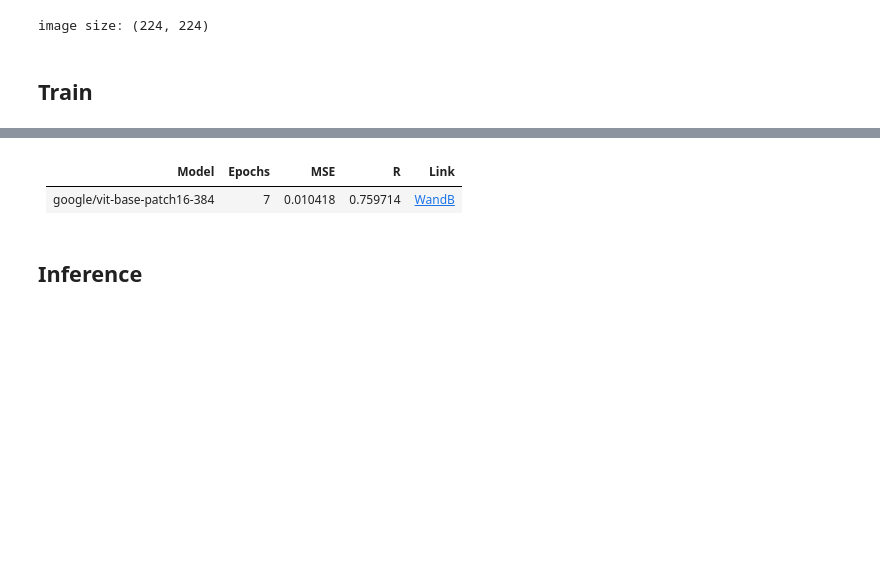
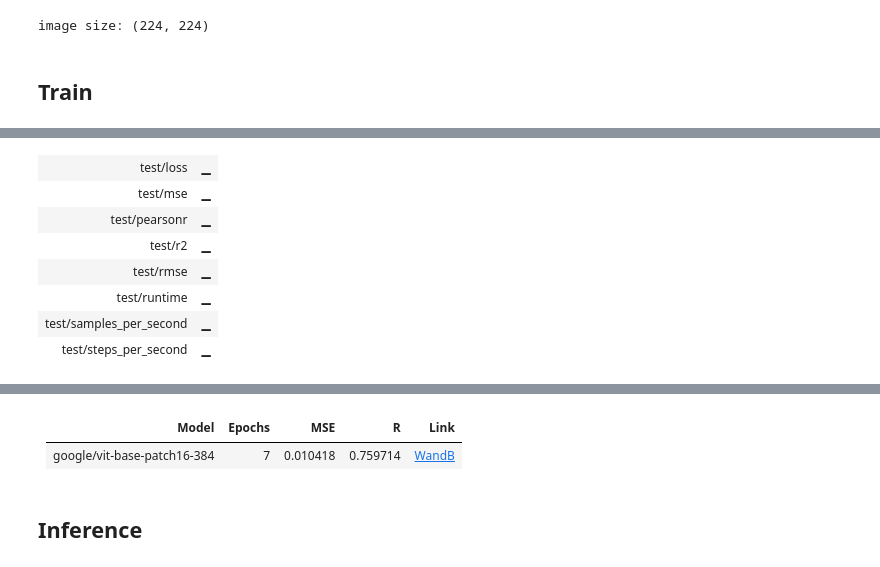
Before and after one commit to massivetexts/motes-figural, a Jupyter notebook: notebooks/training/HF_image_classification_audra.ipynb, the cells around one changed output, grey strips where cells are left out. Cells and saved outputs as stored; diff of their text form; code cells hidden in the pictures; blank space fills up the shorter version.

```diff
--- a/notebooks/training/HF_image_classification_audra.ipynb
+++ b/notebooks/training/HF_image_classification_audra.ipynb
@@ -268 +303,19 @@ def compute_metrics(eval_pred):
     return metrics
+# %%
+resume_from_checkpoint = True #@param {type: 'boolean'}
+!ls {modeldir}
+#@markdown Path is ignored if not resuming
+path_to_checkpoint = modeldir / 'checkpoint-575' #@param {type: 'raw'}
+if resume_from_checkpoint:
+    assert path_to_checkpoint.exists(), f"{path_to_checkpoint} does not exist"
+#@markdown may just want to re-init Trainer, without training more
+train = False #@param {type: 'boolean'}
+evaluate_model = True #@param {type: 'boolean'}
+resume_wandb_id = 'vxlho5s5' #@param {type: 'string' }
+if not resume_from_checkpoint:
+    resume_wandb_id = None
+    if not train:
+        print("Forcing train, since you're not resuming from checkpoint")
+        train = True
+if resume_wandb_id:
+    print("Resuming Wandb run. Don't accidentally do this if you don't mean to")
@@ -269,7 +325,7 @@ def compute_metrics(eval_pred):
 # %%
 # Init model
 model = AutoModelForImageClassification.from_pretrained(
-    classification_model,
+    classification_model if not resume_from_checkpoint else path_to_checkpoint,
     num_labels=1,
     ignore_mismatched_sizes=True # without this, it has the original classifier's n(classes) from ImageNet
 )
@@ -281,24 +334,33 @@ You should probably TRAIN this model on a down-stream task to be able to use it
 # %%
-epochs = 25
-log_times_per_epoch = 5 # approx. used to set logging_steps
+epochs = 12
+#log_times_per_epoch = 5 # approx. used to set logging_steps
 
 # this is based off the observed limit with my own gpu
 if ('384' in classification_model) or ("large" in classification_model):
     # beit-large-224 and vit-large-224 have 307m params, whereas their base models have 86m
     # https://arxiv.org/pdf/2106.08254.pdf
-    batch_size = 22
+    batch_size = 20
     gradient_accumulation_steps = 8
 elif 'convnext-base-224' in classification_model:
     batch_size = 48
     gradient_accumulation_steps = 4
 elif '224' in classification_model:
-    batch_size = 64
+    batch_size = 48
     gradient_accumulation_steps = 4
+    #epochs = 12
 else:
     batch_size = 16
     gradient_accumulation_steps = 4
 
-wandb.init(project=name)
+# different runs have different batch sizes, so adjust step-based calculated
+step_mod = 64*4 / batch_size / gradient_accumulation_steps
+
+# init logging. No pretty names here, I prefer changing names in wandb console
+if resume_wandb_id:
+    wandb.init(project=name, id=resume_wandb_id)
+else:
+    wandb.init(project=name)
+
 wandb.config.update({'one-hot':one_hot,
                      'classification_model':classification_model,
                      'seed':seed,
@@ -306,26 +368,37 @@ wandb.config.update({'one-hot':one_hot,
                      'random_crop':random_crop,
                      'random_hflip': random_hflip})
 
-data_collator = DefaultDataCollator() # a basic data collator for batching
+data_collator = DefaultDataCollator()
 training_args = TrainingArguments(
     output_dir=str(modeldir),
     remove_unused_columns=False,
-    evaluation_strategy="epoch", # perhaps change to 'steps' and use eval_steps?
 
-    save_strategy="epoch",
-    #save_steps=120, for save_strategy = 'steps'
+    # evaluate more frequently than epoch
+    #evaluation_strategy="epoch",
+    #save_strategy="epoch",
+
+    evaluation_strategy="steps",
+    eval_steps= int(16 * step_mod),
+    #logging_steps=50,
+
+    save_strategy="steps",
+    save_steps= int(16 * step_mod),
     save_total_limit=3, #deletes oldest checkpoints
 
+    #use_cpu = False, ######## FOR DEBUGGING
     learning_rate= 5e-5,
     per_device_train_batch_size=batch_size,
     gradient_accumulation_steps=gradient_accumulation_steps,
     per_device_eval_batch_size=batch_size,
-    warmup_ratio=0.2, #0.1, #% of total steps to warm up (higher is slower)
+    warmup_ratio=0.2, #% of total steps to warm up (higher is slower)
 
     num_train_epochs=epochs,
-    logging_steps = int(dataset['train'].num_rows/batch_size/gradient_accumulation_steps//log_times_per_epoch),
+    # log {log_times_per_epoch}, for easier comparison across different runs with different steps configs
+    #logging_steps = int(dataset['train'].num_rows/batch_size/gradient_accumulation_steps//log_times_per_epoch),
+    logging_steps = int(8 * step_mod),
+
     load_best_model_at_end=True,
-    metric_for_best_model="accuracy",
+    metric_for_best_model="rmse",
     greater_is_better=False,
     push_to_hub=False, # true if you want to share
     report_to='wandb',
@@ -340,7 +413,22 @@ trainer = Trainer(
     eval_dataset=dataset["val"],
     tokenizer=image_processor,
     compute_metrics=compute_metrics,
-    callbacks = [EarlyStoppingCallback(early_stopping_patience = 5)]
+    callbacks = [EarlyStoppingCallback(early_stopping_patience = 7)]
 )
 
-trainer.train()
+if train:
+    trainer.train()
+
+if evaluate_model:
+    predictions, label_ids, metrics = trainer.predict(dataset['test'], metric_key_prefix='test')
+    metrics = {k.replace('test_', 'test/'):v for k,v in metrics.items()}
+    wandb.log(metrics)
+    print(metrics)
+
+    # Save Results
+    results_dir = project_data_dir / 'eval_results' / name
+    results_dir.mkdir(exist_ok=True, parents=True)
+    fname = results_dir / f"{wandb.run.id}_{wandb.run.name}.csv"
+    test_results = pd.DataFrame([predictions[:,0], label_ids], index=['predictions', 'labels']).T
+    test_results.to_csv(fname, index=False)
+# %% [output]
@@ -346,0 +437,8 @@ trainer.train()
+| test/loss | ▁ |
+| test/mse | ▁ |
+| test/pearsonr | ▁ |
+| test/r2 | ▁ |
+| test/rmse | ▁ |
+| test/runtime | ▁ |
+| test/samples_per_second | ▁ |
+| test/steps_per_second | ▁ |
```
Also changed, not shown: parts of 22 cells of this notebook, 4 other files.
